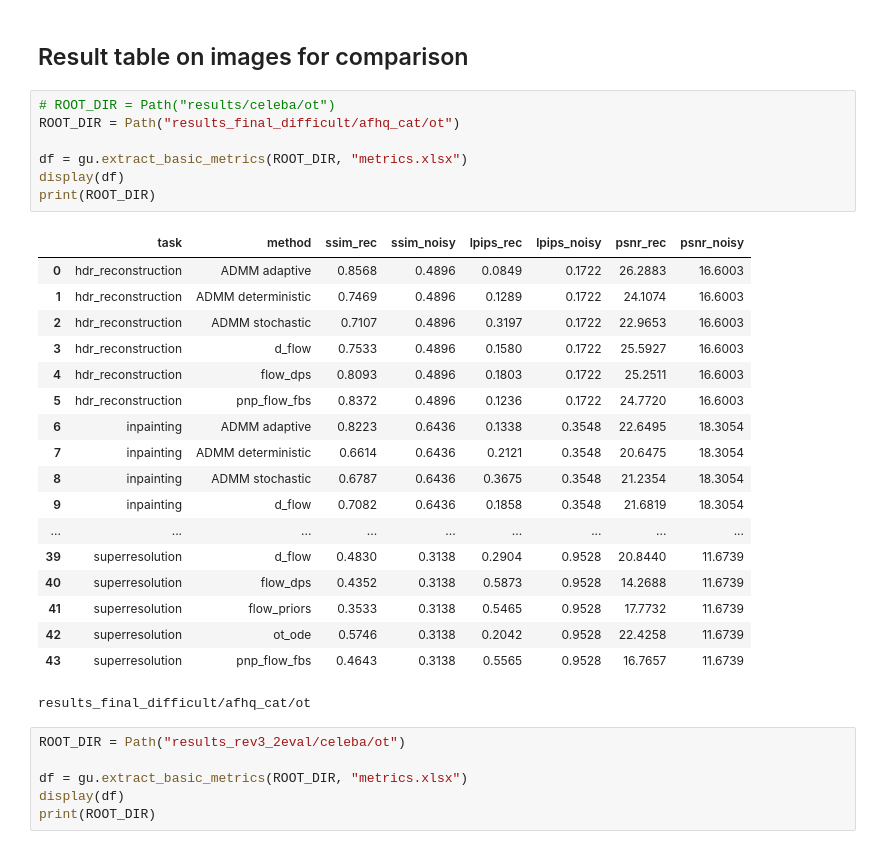
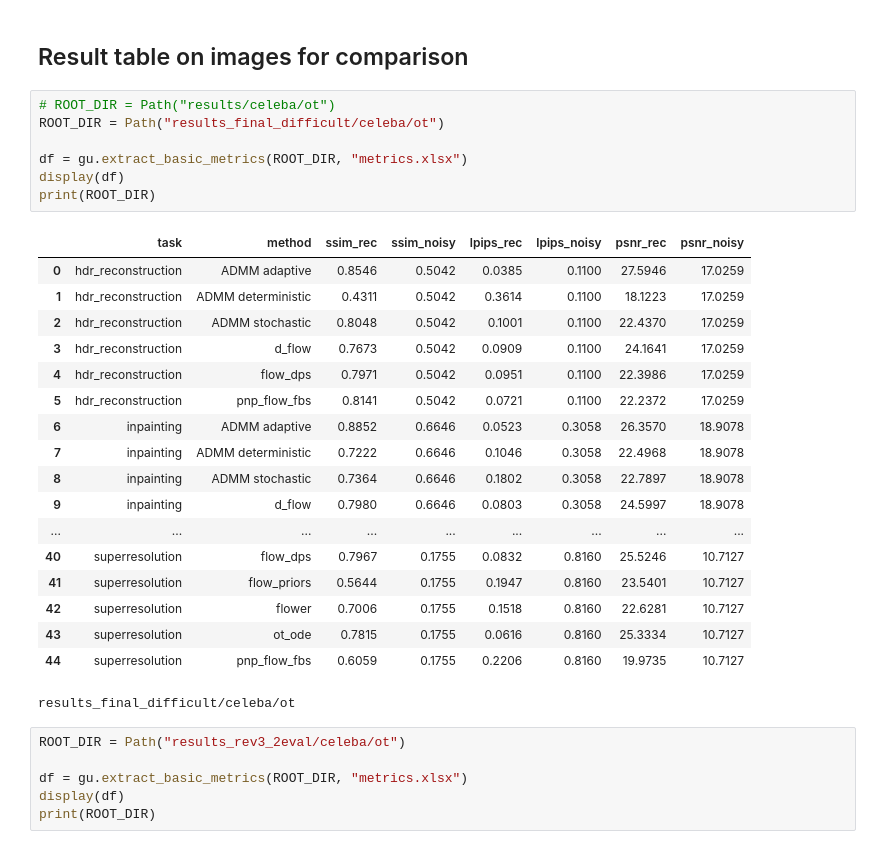
Before and after one commit to dibyanshu100/PnP_ConsensusFlow, a Jupyter notebook: graphs.ipynb, the cells around one changed output. Saved outputs shown, nothing was run; the diff lists cells and outputs as text.

```diff
--- a/graphs.ipynb
+++ b/graphs.ipynb
@@ -71,30 +74,30 @@ else:
 ## Result table on images for comparison
 # %%
 # ROOT_DIR = Path("results/celeba/ot")
-ROOT_DIR = Path("results_final_difficult/afhq_cat/ot")
+ROOT_DIR = Path("results_final_difficult/celeba/ot")
 
 df = gu.extract_basic_metrics(ROOT_DIR, "metrics.xlsx")
 display(df)
 print(ROOT_DIR)
 # %% [output]
 |  | task | method | ssim_rec | ssim_noisy | lpips_rec | lpips_noisy | psnr_rec | psnr_noisy |
-| 0 | hdr_reconstruction | ADMM adaptive | 0.8568 | 0.4896 | 0.0849 | 0.1722 | 26.2883 | 16.6003 |
-| 1 | hdr_reconstruction | ADMM deterministic | 0.7469 | 0.4896 | 0.1289 | 0.1722 | 24.1074 | 16.6003 |
-| 2 | hdr_reconstruction | ADMM stochastic | 0.7107 | 0.4896 | 0.3197 | 0.1722 | 22.9653 | 16.6003 |
-| 3 | hdr_reconstruction | d_flow | 0.7533 | 0.4896 | 0.1580 | 0.1722 | 25.5927 | 16.6003 |
-| 4 | hdr_reconstruction | flow_dps | 0.8093 | 0.4896 | 0.1803 | 0.1722 | 25.2511 | 16.6003 |
-| 5 | hdr_reconstruction | pnp_flow_fbs | 0.8372 | 0.4896 | 0.1236 | 0.1722 | 24.7720 | 16.6003 |
-| 6 | inpainting | ADMM adaptive | 0.8223 | 0.6436 | 0.1338 | 0.3548 | 22.6495 | 18.3054 |
-| 7 | inpainting | ADMM deterministic | 0.6614 | 0.6436 | 0.2121 | 0.3548 | 20.6475 | 18.3054 |
-| 8 | inpainting | ADMM stochastic | 0.6787 | 0.6436 | 0.3675 | 0.3548 | 21.2354 | 18.3054 |
-| 9 | inpainting | d_flow | 0.7082 | 0.6436 | 0.1858 | 0.3548 | 21.6819 | 18.3054 |
+| 0 | hdr_reconstruction | ADMM adaptive | 0.8546 | 0.5042 | 0.0385 | 0.1100 | 27.5946 | 17.0259 |
+| 1 | hdr_reconstruction | ADMM deterministic | 0.4311 | 0.5042 | 0.3614 | 0.1100 | 18.1223 | 17.0259 |
+| 2 | hdr_reconstruction | ADMM stochastic | 0.8048 | 0.5042 | 0.1001 | 0.1100 | 22.4370 | 17.0259 |
+| 3 | hdr_reconstruction | d_flow | 0.7673 | 0.5042 | 0.0909 | 0.1100 | 24.1641 | 17.0259 |
+| 4 | hdr_reconstruction | flow_dps | 0.7971 | 0.5042 | 0.0951 | 0.1100 | 22.3986 | 17.0259 |
+| 5 | hdr_reconstruction | pnp_flow_fbs | 0.8141 | 0.5042 | 0.0721 | 0.1100 | 22.2372 | 17.0259 |
+| 6 | inpainting | ADMM adaptive | 0.8852 | 0.6646 | 0.0523 | 0.3058 | 26.3570 | 18.9078 |
+| 7 | inpainting | ADMM deterministic | 0.7222 | 0.6646 | 0.1046 | 0.3058 | 22.4968 | 18.9078 |
+| 8 | inpainting | ADMM stochastic | 0.7364 | 0.6646 | 0.1802 | 0.3058 | 22.7897 | 18.9078 |
+| 9 | inpainting | d_flow | 0.7980 | 0.6646 | 0.0803 | 0.3058 | 24.5997 | 18.9078 |
 | ... | ... | ... | ... | ... | ... | ... | ... | ... |
-| 39 | superresolution | d_flow | 0.4830 | 0.3138 | 0.2904 | 0.9528 | 20.8440 | 11.6739 |
-| 40 | superresolution | flow_dps | 0.4352 | 0.3138 | 0.5873 | 0.9528 | 14.2688 | 11.6739 |
-| 41 | superresolution | flow_priors | 0.3533 | 0.3138 | 0.5465 | 0.9528 | 17.7732 | 11.6739 |
-| 42 | superresolution | ot_ode | 0.5746 | 0.3138 | 0.2042 | 0.9528 | 22.4258 | 11.6739 |
-| 43 | superresolution | pnp_flow_fbs | 0.4643 | 0.3138 | 0.5565 | 0.9528 | 16.7657 | 11.6739 |
+| 40 | superresolution | flow_dps | 0.7967 | 0.1755 | 0.0832 | 0.8160 | 25.5246 | 10.7127 |
+| 41 | superresolution | flow_priors | 0.5644 | 0.1755 | 0.1947 | 0.8160 | 23.5401 | 10.7127 |
+| 42 | superresolution | flower | 0.7006 | 0.1755 | 0.1518 | 0.8160 | 22.6281 | 10.7127 |
+| 43 | superresolution | ot_ode | 0.7815 | 0.1755 | 0.0616 | 0.8160 | 25.3334 | 10.7127 |
+| 44 | superresolution | pnp_flow_fbs | 0.6059 | 0.1755 | 0.2206 | 0.8160 | 19.9735 | 10.7127 |
-results_final_difficult/afhq_cat/ot
+results_final_difficult/celeba/ot
 # %%
 ROOT_DIR = Path("results_rev3_2eval/celeba/ot")
 
```
Also changed, not shown: parts of 3 cells of this notebook, 2 other files.
